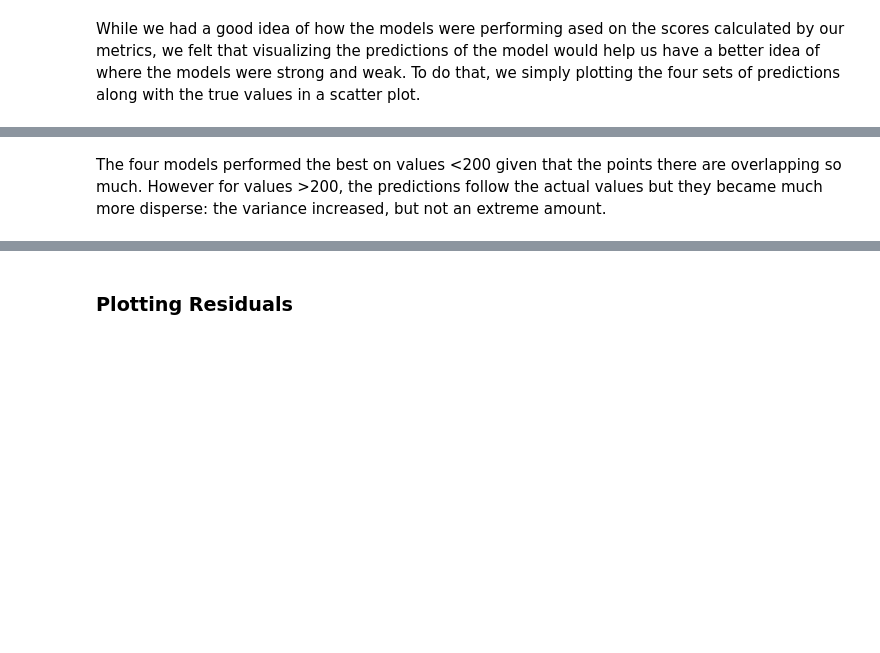
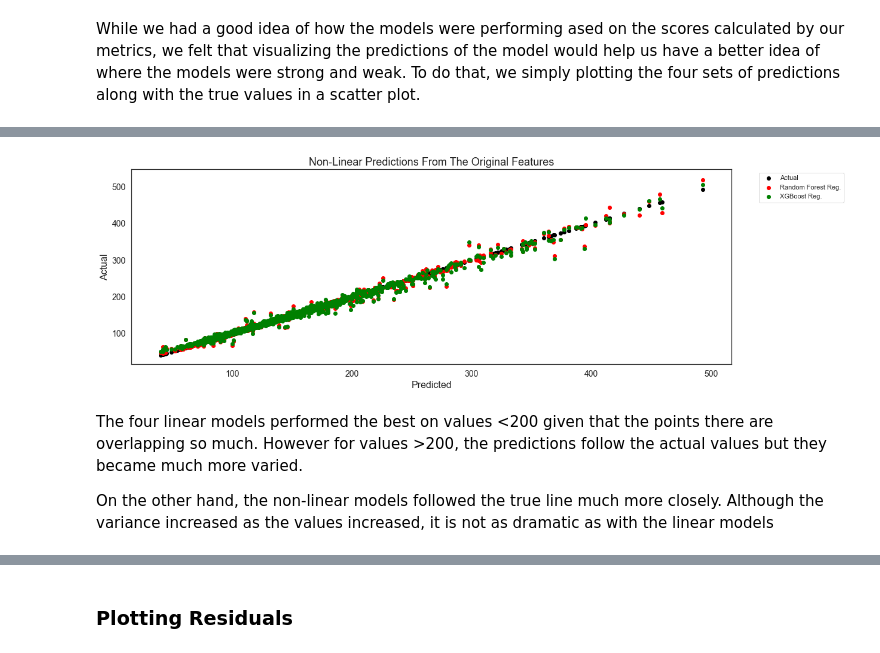
Before and after one commit to a-bergman/DSI-Capstone, a Jupyter notebook: Code/Modeling And Evaluation.ipynb, the cells around one changed output, grey strips where cells are left out. Drawn from its saved outputs; the diff is of its cells as text; code cells hidden in the pictures; blank space fills up the shorter version.

Commit message:
ran xgboost and finalized evaluations

```diff
--- a/Code/Modeling And Evaluation.ipynb
+++ b/Code/Modeling And Evaluation.ipynb
@@ -725,6 +1026,22 @@ def plot_predictions(df, true, title):
     plt.xticks(size = 14)
     plt.yticks(size = 14)
     plt.legend(bbox_to_anchor = (1.04,1), loc = "upper left");
+# %%
+def plot_nonlinear_predictions(df, true, title):
+    plt.figure(figsize   = (18,6),
+               facecolor = "white")
+    plt.scatter(x = true, y = "Actual", data = df, color = "black",
+                label = "Actual")
+    plt.scatter(x = true, y = "Random Forest Reg.", data = df,
+                color = "red", label = "Random Forest Reg.")
+    plt.scatter(x = true, y = "XGBoost Reg.", data = df,
+                color = "green", label = "XGBoost Reg.")
+    plt.title(f"Non-Linear Predictions From The {title}", size = 18)
+    plt.xlabel("Predicted", size = 16)
+    plt.ylabel("Actual", size = 16)
+    plt.xticks(size = 14)
+    plt.yticks(size = 14)
+    plt.legend(bbox_to_anchor = (1.04,1), loc = "upper left");
 # %%
 # The same as the plots in my first notebooks,
 # but graphing the residuals.
@@ -756,3 +1077,11 @@ plot_predictions(df    = original_features,
+# %%
+plot_nonlinear_predictions(df    = original_features,
+                           true  = "Actual",
+                           title = "Original Features")
+# %% [output]
+[figure, added]
 # %% [markdown]
-The four models performed the best on values <200 given that the points there are overlapping so much.  However for values >200, the predictions follow the actual values but they became much more disperse: the variance increased, but not an extreme amount.
+The four linear models performed the best on values <200 given that the points there are overlapping so much.  However for values >200, the predictions follow the actual values but they became much more varied.
+
+On the other hand, the non-linear models followed the true line much more closely.  Although the variance increased as the values increased, it is not as dramatic as with the linear models
 # %%
```
Also changed, not shown: parts of 76 cells of this notebook.
